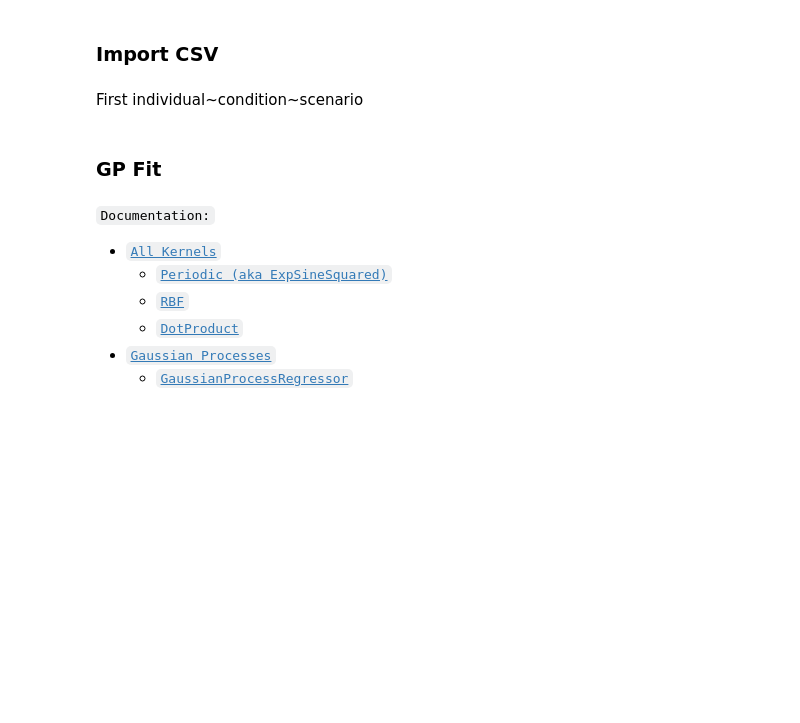
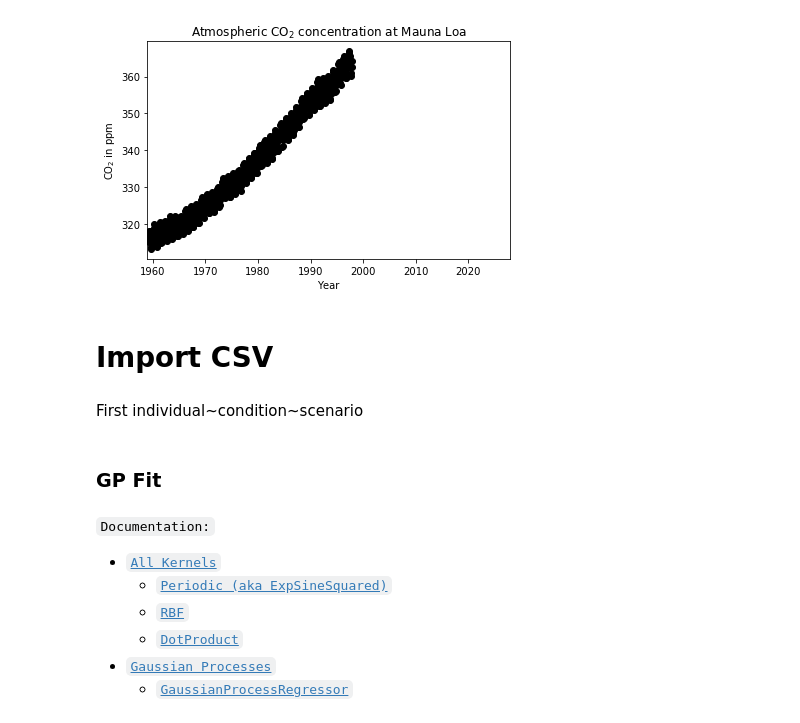
Before and after one commit to ericschulz/compforca, a Jupyter notebook: Data analysis/OBSOLETE Compositional Analysis - scikit learn.ipynb, the cells around one changed output. Drawn from its saved outputs; the diff is of its cells as text; code cells hidden in the pictures; blank space fills up the shorter version.

```diff
--- a/Data analysis/OBSOLETE Compositional Analysis - scikit learn.ipynb
+++ b/Data analysis/OBSOLETE Compositional Analysis - scikit learn.ipynb
@@ -18,5 +72,18 @@ import csv
+# %%
+# Illustration
+plt.scatter(X, y, c='k')
+#plt.plot(X_, y_pred)
+#plt.fill_between(X_[:, 0], y_pred - y_std, y_pred + y_std, alpha=0.5, color='k')
+plt.xlim(X_.min(), X_.max())
+plt.xlabel("Year")
+plt.ylabel(r"CO$_2$ in ppm")
+plt.title(r"Atmospheric CO$_2$ concentration at Mauna Loa")
+plt.tight_layout()
+plt.show()
+# %% [output]
+[figure, added]
 # %% [markdown]
-### Import CSV
+# Import CSV
 # %%
 data = np.genfromtxt(fname = "data/for_composititional_analysis.csv",
                      delimiter = ',',
```
Also changed, not shown: parts of 5 cells of this notebook, 4 other files.
